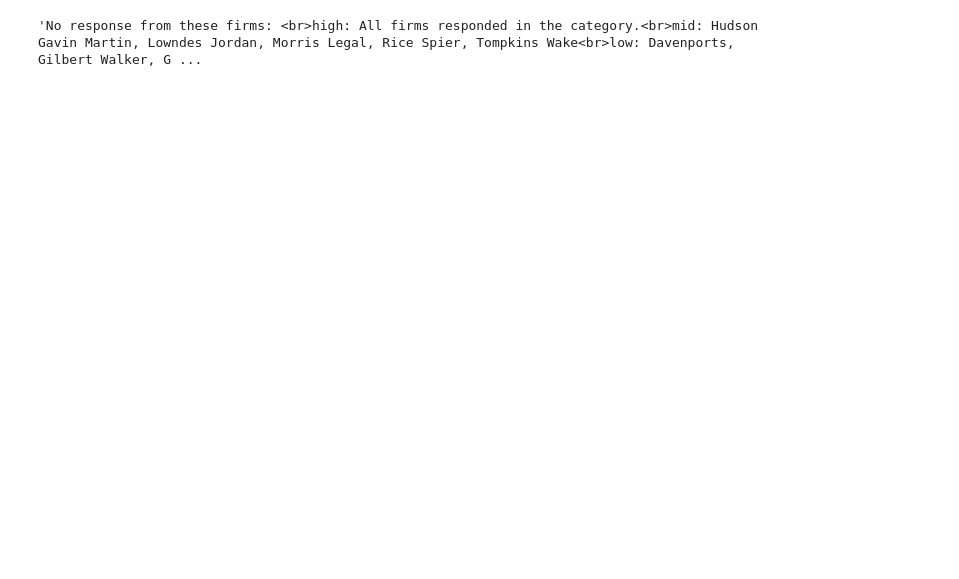
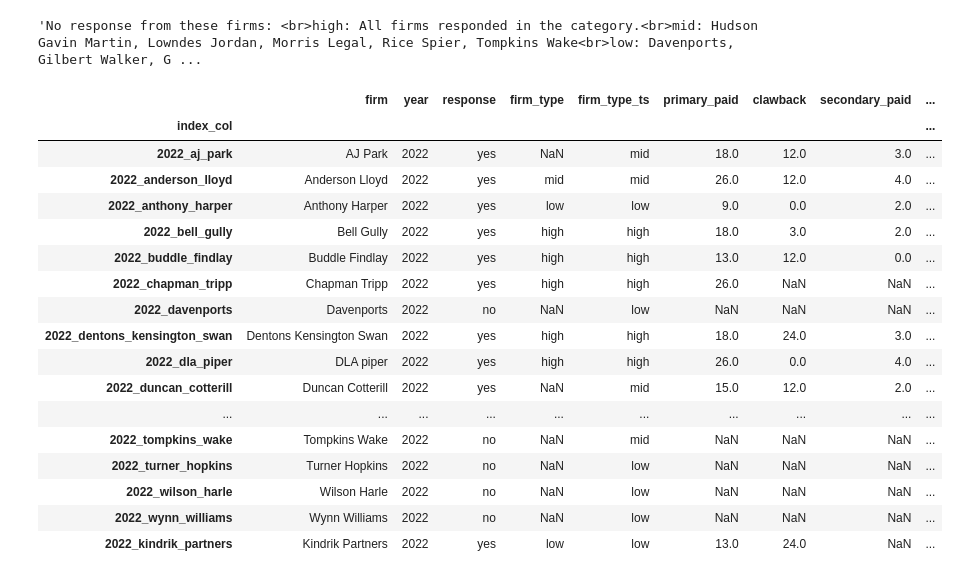
Before and after one commit to sg2553/parental_leave, a Jupyter notebook: notebook.ipynb, the cells around one changed output. Saved outputs shown, nothing was run; the diff lists cells and outputs as text; code cells hidden in the pictures; blank space fills up the shorter version.

```diff
--- a/notebook.ipynb
+++ b/notebook.ipynb
@@ -24,3 +24,24 @@ for firm_type in ['high', 'mid', 'low']:
 dnr_message
 # %% [output]
 'No response from these firms: <br>high: All firms responded in the category.<br>mid: Hudson Gavin Martin, Lowndes Jordan, Morris Legal, Rice Spier, Tompkins Wake<br>low: Davenports, Gilbert Walker, G ...
+# %%
+df[df['year']==2022]
+# %% [output]
+|  | firm | year | response | firm_type | firm_type_ts | primary_paid | clawback | secondary_paid | ... |
+| index_col |  |  |  |  |  |  |  |  | ... |
+| 2022_aj_park | AJ Park | 2022 | yes | NaN | mid | 18.0 | 12.0 | 3.0 | ... |
+| 2022_anderson_lloyd | Anderson Lloyd | 2022 | yes | mid | mid | 26.0 | 12.0 | 4.0 | ... |
+| 2022_anthony_harper | Anthony Harper | 2022 | yes | low | low | 9.0 | 0.0 | 2.0 | ... |
+| 2022_bell_gully | Bell Gully | 2022 | yes | high | high | 18.0 | 3.0 | 2.0 | ... |
+| 2022_buddle_findlay | Buddle Findlay | 2022 | yes | high | high | 13.0 | 12.0 | 0.0 | ... |
+| 2022_chapman_tripp | Chapman Tripp | 2022 | yes | high | high | 26.0 | NaN | NaN | ... |
+| 2022_davenports | Davenports | 2022 | no | NaN | low | NaN | NaN | NaN | ... |
+| 2022_dentons_kensington_swan | Dentons Kensington Swan | 2022 | yes | high | high | 18.0 | 24.0 | 3.0 | ... |
+| 2022_dla_piper | DLA piper | 2022 | yes | high | high | 26.0 | 0.0 | 4.0 | ... |
+| 2022_duncan_cotterill | Duncan Cotterill | 2022 | yes | NaN | mid | 15.0 | 12.0 | 2.0 | ... |
+| ... | ... | ... | ... | ... | ... | ... | ... | ... | ... |
+| 2022_tompkins_wake | Tompkins Wake | 2022 | no | NaN | mid | NaN | NaN | NaN | ... |
+| 2022_turner_hopkins | Turner Hopkins | 2022 | no | NaN | low | NaN | NaN | NaN | ... |
+| 2022_wilson_harle | Wilson Harle | 2022 | no | NaN | low | NaN | NaN | NaN | ... |
+| 2022_wynn_williams | Wynn Williams | 2022 | no | NaN | low | NaN | NaN | NaN | ... |
+| 2022_kindrik_partners | Kindrik Partners | 2022 | yes | low | low | 13.0 | 24.0 | NaN | ... |
```
Also changed, not shown: parts of 4 cells of this notebook, 1 other file.
